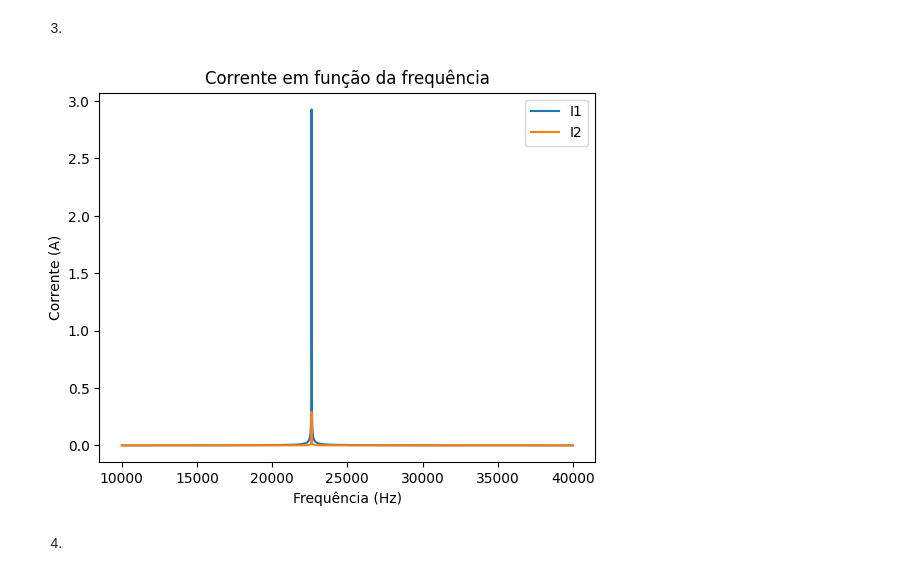
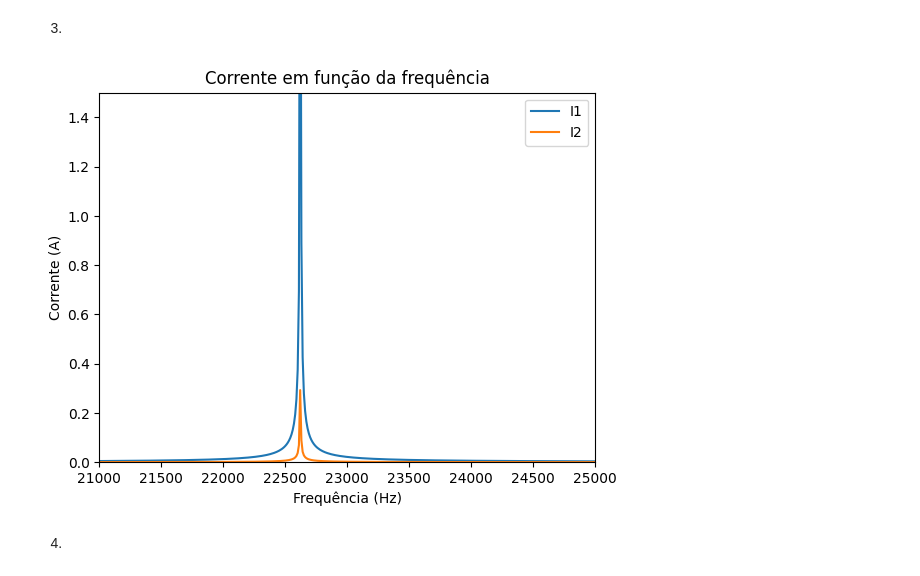
Before and after one commit to MatheusCastellucci/Projeto-Mamag, a Jupyter notebook: projeto.ipynb, the cells around one changed output. Cells and saved outputs as stored; diff of their text form; code cells hidden in the pictures.

```diff
--- a/projeto.ipynb
+++ b/projeto.ipynb
@@ -62,24 +61,25 @@ def CalcularTransformador(Uf, Rc, f):
 # %% [markdown]
 3)
 # %%
-listaf = np.arange(10000, 40000, 10)
+listaf = np.arange(15000, 30000, 10)
 listai1 = []
 listai2 = []
 
 for f in listaf:
     i1, i2, v2 = CalcularTransformador(Ufonte, Rc, f)
     listai1.append(abs(i1))
     listai2.append(abs(i2))
 
 plt.plot(listaf, listai1, label="I1")
 plt.plot(listaf, listai2, label="I2")
 plt.xlabel("Frequência (Hz)")
 plt.ylabel("Corrente (A)")
 plt.title("Corrente em função da frequência")
 plt.legend()
+plt.axis([21000, 25000, 0, 1.5])
 plt.show()
 # %% [output]
-[figure, old version]
+[figure, new version]
 # %% [markdown]
 4)
 # %%
```
Also changed, not shown: parts of 4 cells of this notebook.
